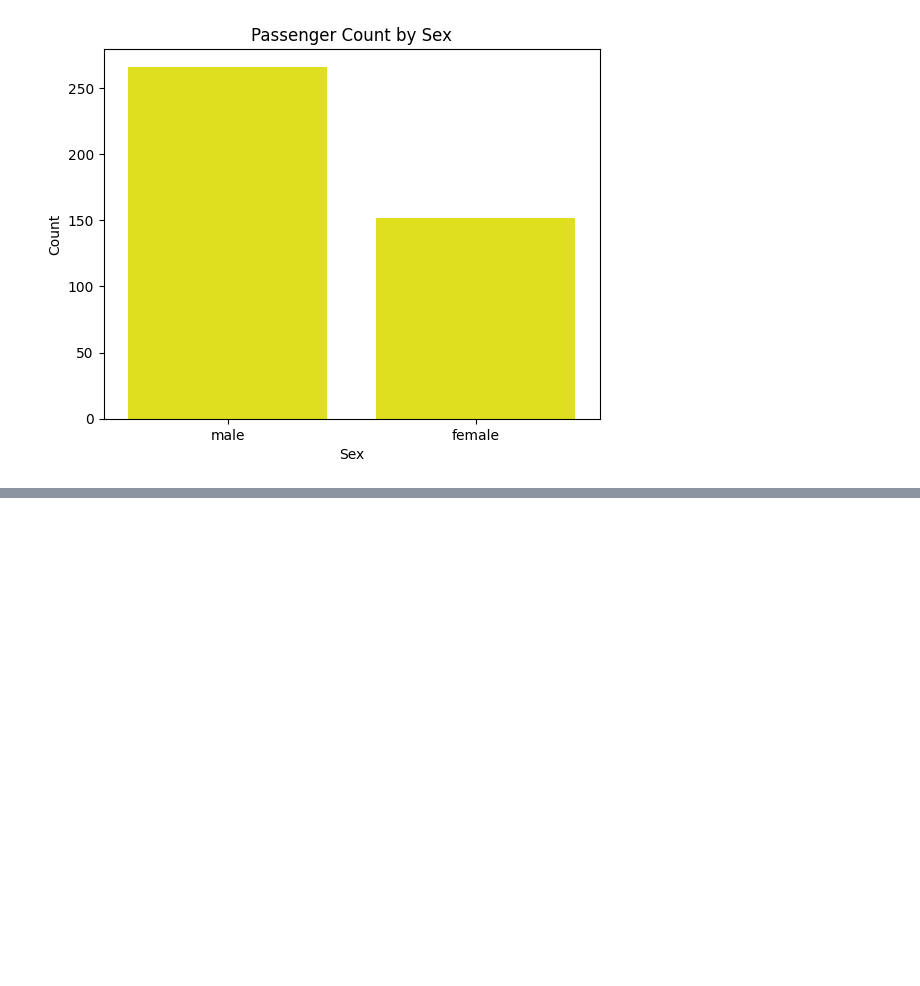
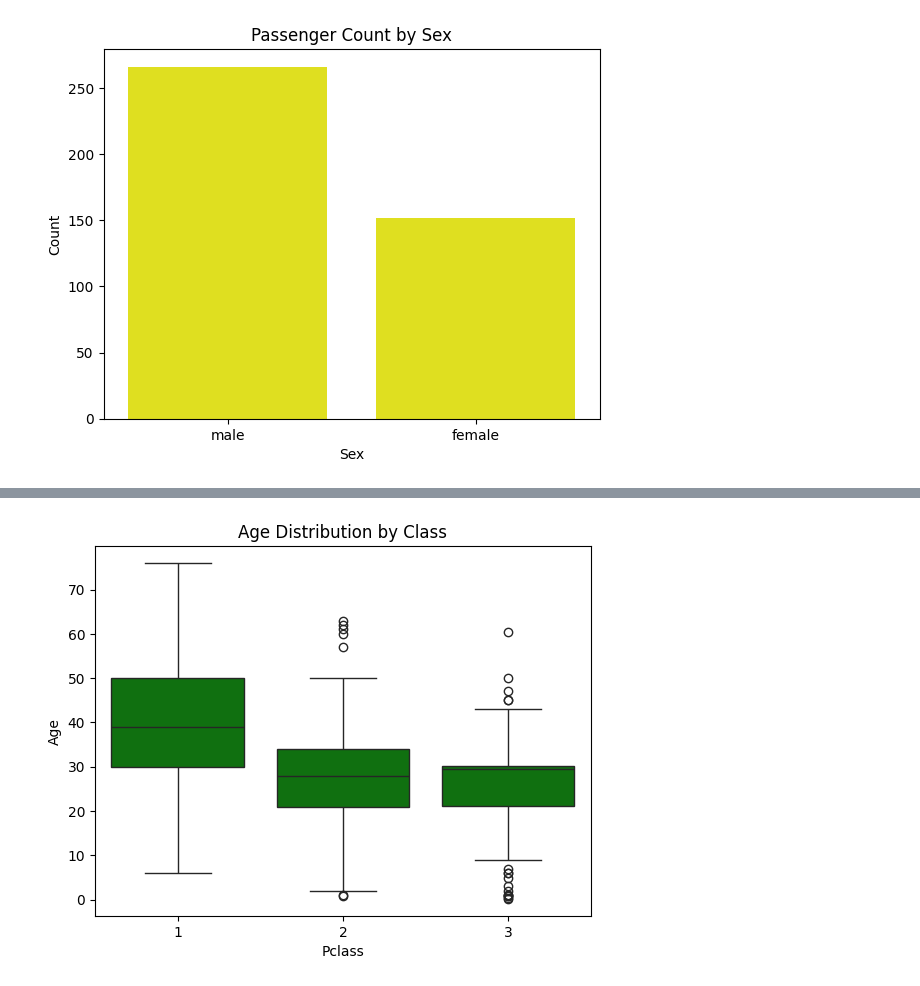
Before and after one commit to Codebyjanhvi/Data_Analysis_-Projects, a Jupyter notebook: Titanic_.ipynb, the cells around one changed output, grey strips where cells are left out. Cells and saved outputs as stored; diff of their text form; code cells hidden in the pictures; blank space fills up the shorter version.

```diff
--- a/Titanic_.ipynb
+++ b/Titanic_.ipynb
@@ -245,0 +261,6 @@ plt.show()
+# %%
+sns.boxplot(x='Pclass', y='Age', data=df, color='green')
+plt.title("Age Distribution by Class")
+plt.show()
+# %% [output]
+[figure, added]
```
Also changed, not shown: parts of 6 cells of this notebook.
